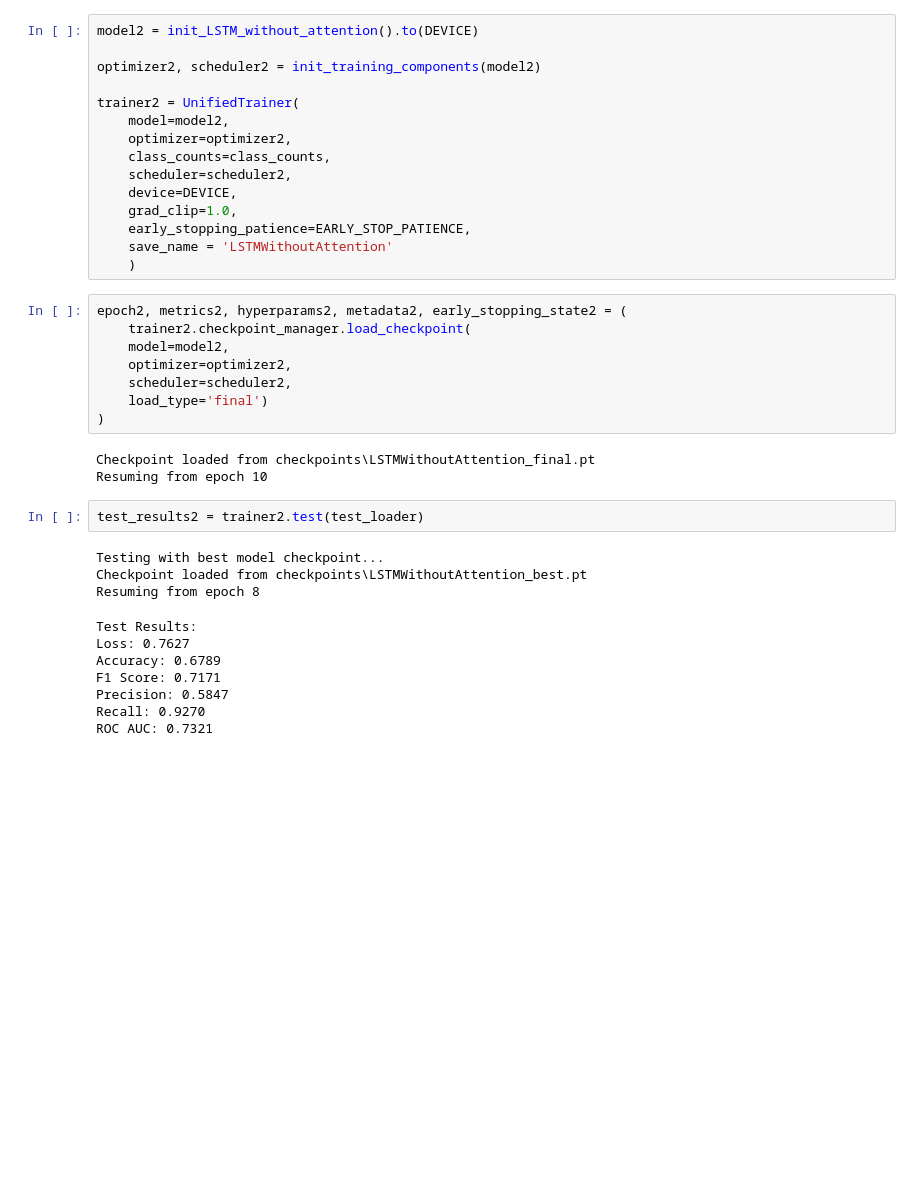
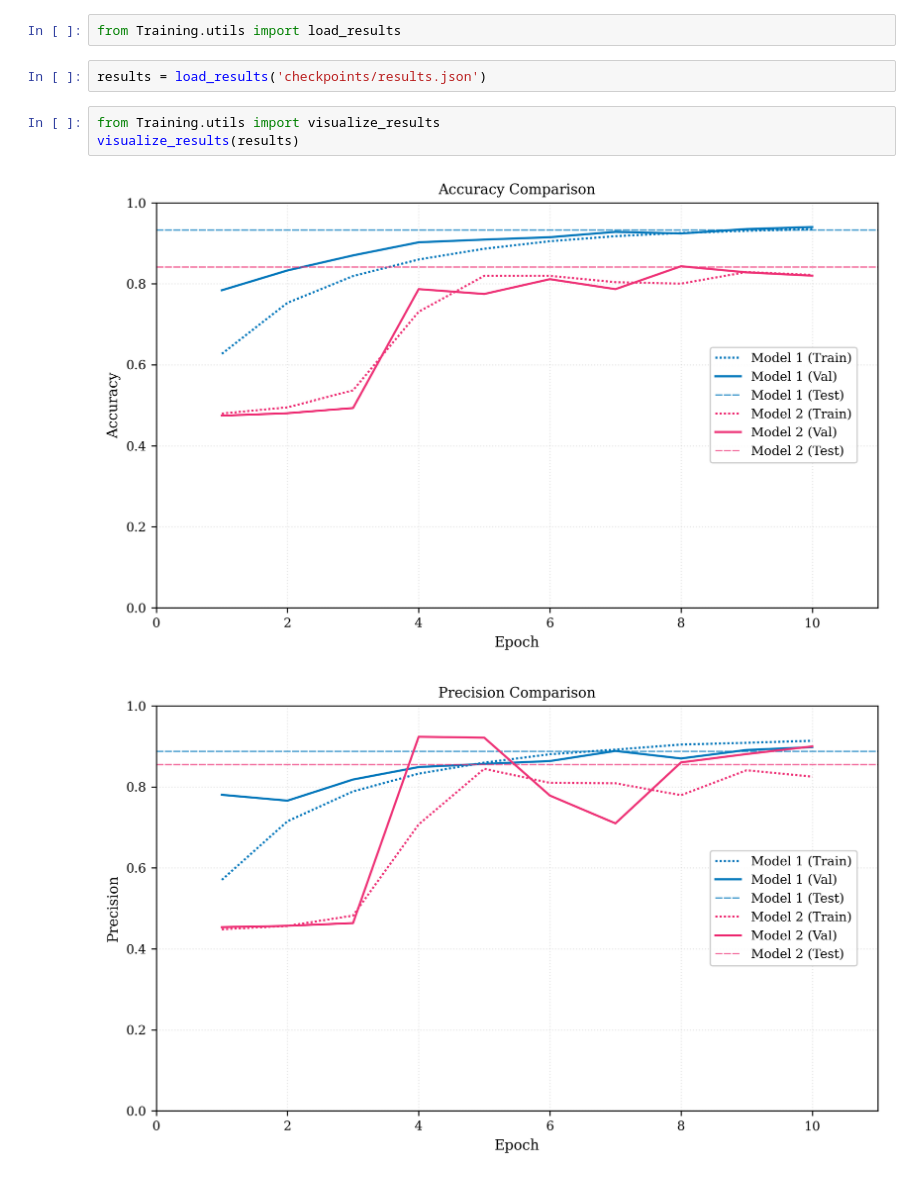
Before and after one commit to nic0-o1/Fake-News-Detection, a Jupyter notebook: ResultsVisualization.ipynb, the cells around one changed output. Cells and saved outputs as stored; diff of their text form; blank space fills up the shorter version.

Commit message:
Add AUC-ROC and Precision-Recall curve visualizations; enhance model metrics analysis

```diff
--- a/ResultsVisualization.ipynb
+++ b/ResultsVisualization.ipynb
@@ -100,39 +1,10 @@ ROC AUC: 0.9707
-# %%
-model2 = init_LSTM_without_attention().to(DEVICE)
-
-optimizer2, scheduler2 = init_training_components(model2)
-
-trainer2 = UnifiedTrainer(
-	model=model2,
-	optimizer=optimizer2,
-	class_counts=class_counts,
-	scheduler=scheduler2,
-	device=DEVICE,
-	grad_clip=1.0,
-	early_stopping_patience=EARLY_STOP_PATIENCE,
-	save_name = 'LSTMWithoutAttention'
-	)
-# %%
-epoch2, metrics2, hyperparams2, metadata2, early_stopping_state2 = (
-	trainer2.checkpoint_manager.load_checkpoint(
-	model=model2,
-	optimizer=optimizer2,
-	scheduler=scheduler2,
-	load_type='final')
-)
-# %% [output]
-Checkpoint loaded from checkpoints\LSTMWithoutAttention_final.pt
-Resuming from epoch 10
-# %%
-test_results2 = trainer2.test(test_loader)
-# %% [output]
-Testing with best model checkpoint...
-Checkpoint loaded from checkpoints\LSTMWithoutAttention_best.pt
-Resuming from epoch 8
-Test Results:
-Loss: 0.7627
-Accuracy: 0.6789
-F1 Score: 0.7171
-Precision: 0.5847
-Recall: 0.9270
-ROC AUC: 0.7321
+# %%
+from Training.utils import load_results
+# %%
+results = load_results('checkpoints/results.json')
+# %%
+from Training.utils import visualize_results
+visualize_results(results)
+# %% [output]
+[figure, added]
+[figure, added]
```
Also changed, not shown: parts of 13 cells of this notebook, 4 other files.
